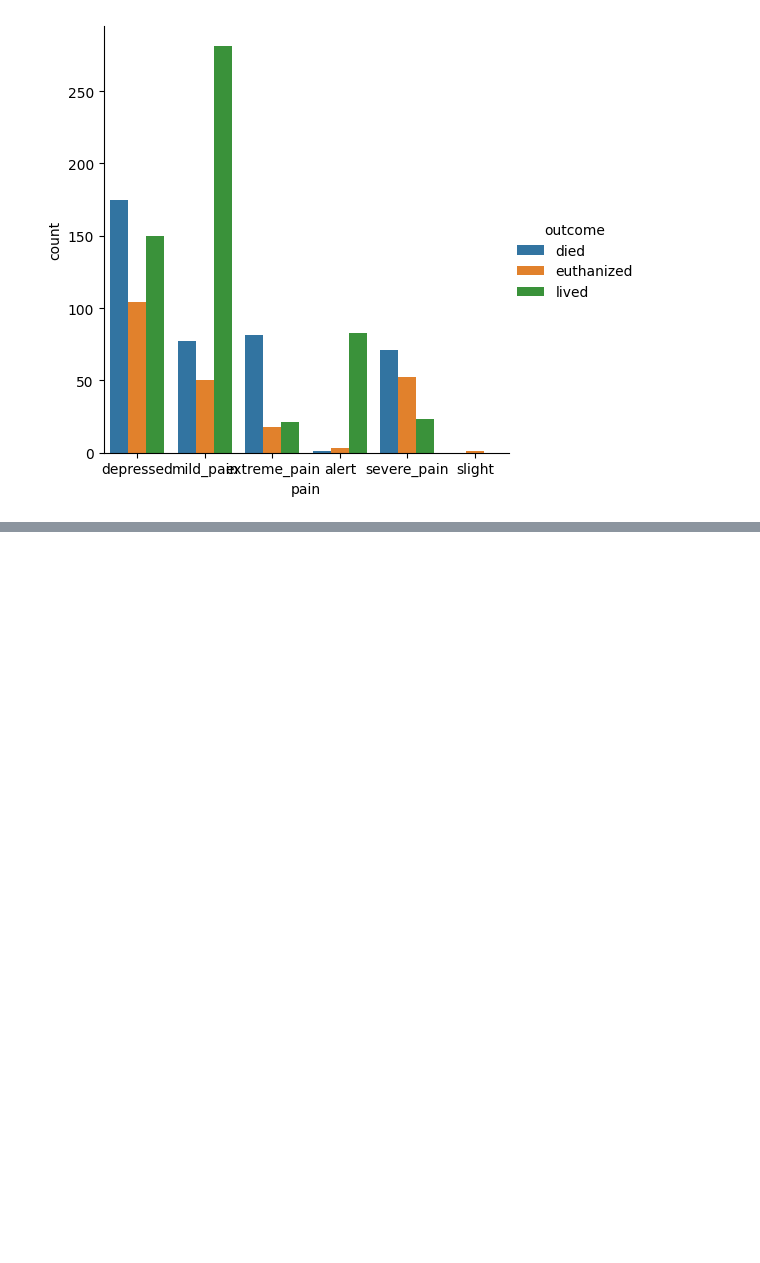
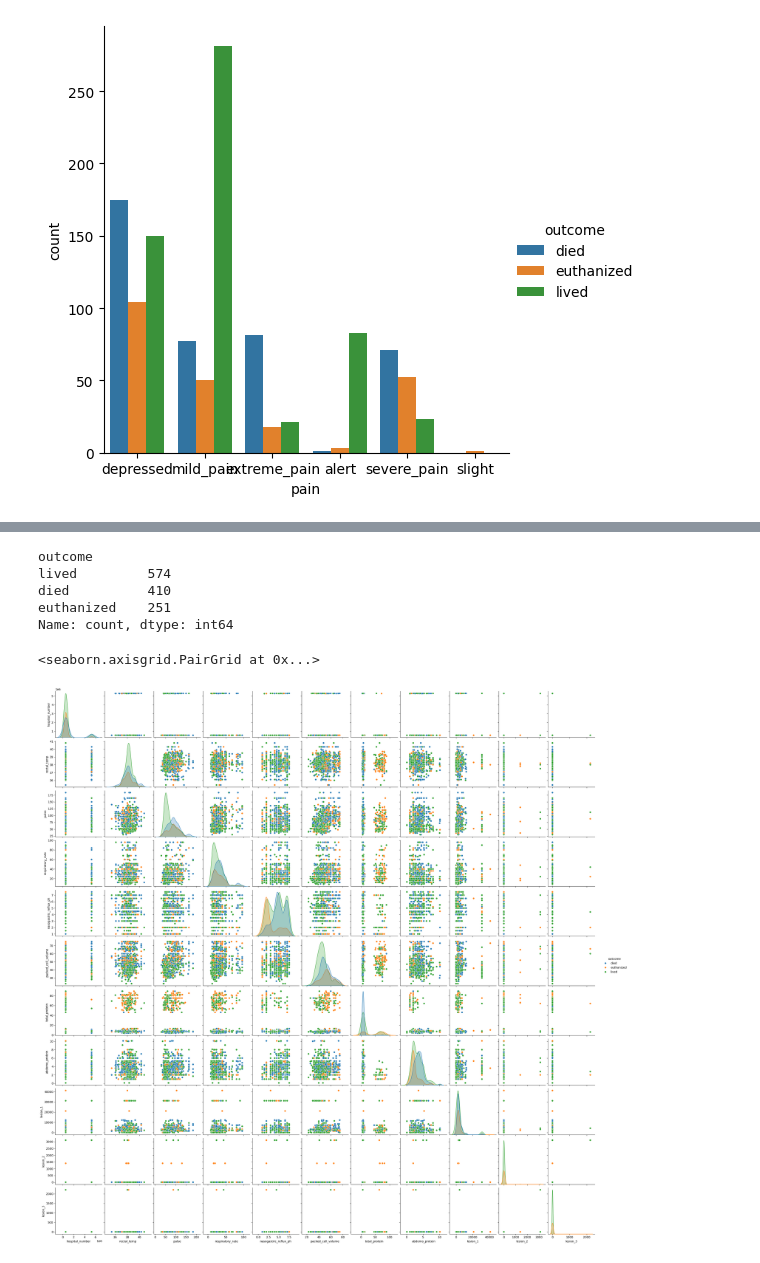
Before and after one commit to Iouize/e2, a Jupyter notebook: notebook_after.ipynb, the cells around one changed output, grey strips where cells are left out. Saved outputs shown, nothing was run; the diff lists cells and outputs as text; code cells hidden in the pictures; blank space fills up the shorter version.

```diff
--- a/notebook_after.ipynb
+++ b/notebook_after.ipynb
@@ -5,8 +5,8 @@ import matplotlib.pyplot as plt
 import plotly.express as px
 import seaborn as sns
 # %%
-train = pd.read_csv('data/train.csv')
-test = pd.read_csv('data/test.csv')
+train = pd.read_csv('data/train.csv', index_col=0)
+test = pd.read_csv('data/test.csv', index_col=0)
 # %%
 train.shape, test.shape
 # %% [output]
@@ -73,0 +115,13 @@ sns.catplot(data=train, x="pain", hue="outcome", kind="count")
+# %%
+numerical_features['outcome'].value_counts()
+# %% [output]
+outcome
+lived         574
+died          410
+euthanized    251
+Name: count, dtype: int64
+# %%
+sns.pairplot(train, hue="outcome")
+# %% [output]
+<seaborn.axisgrid.PairGrid at 0x...>
+[figure, added]
```
Also changed, not shown: parts of 24 cells of this notebook, 1 other file.
